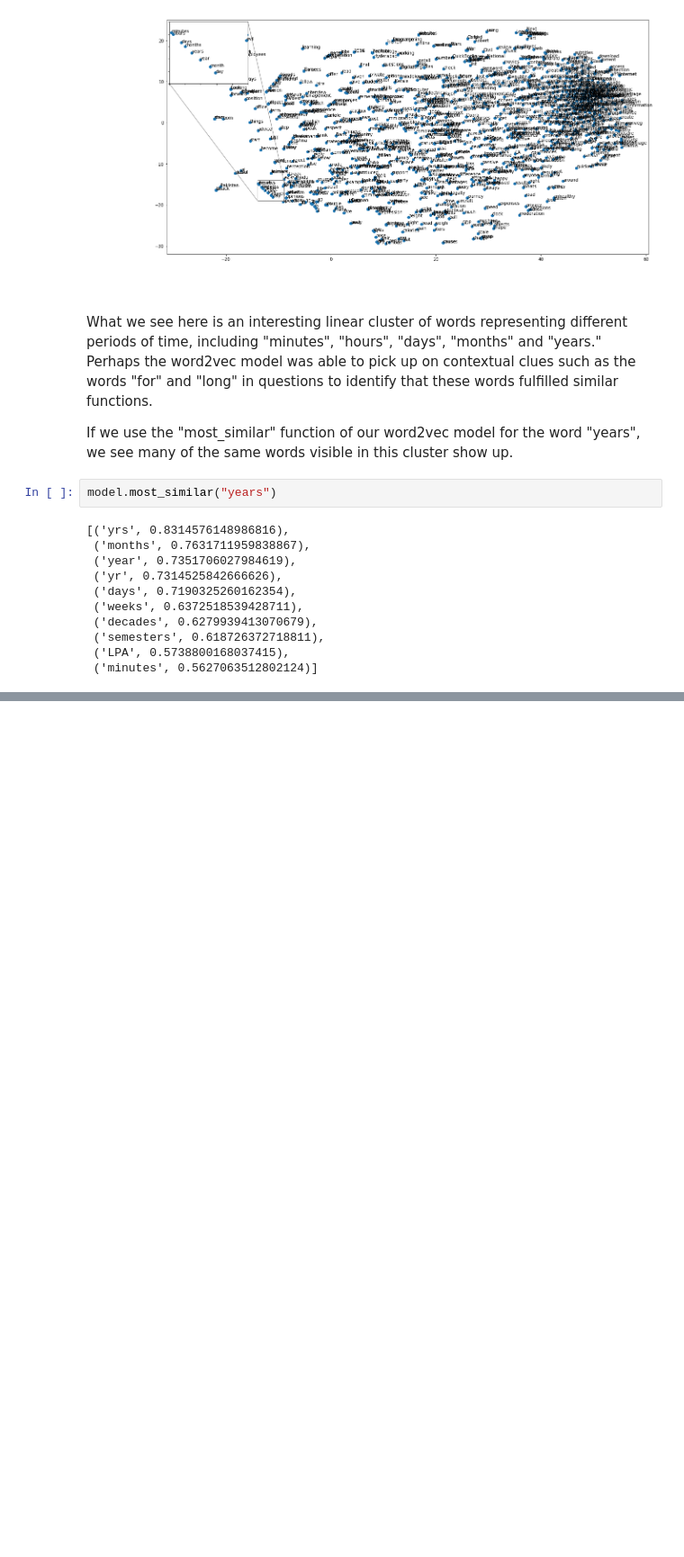
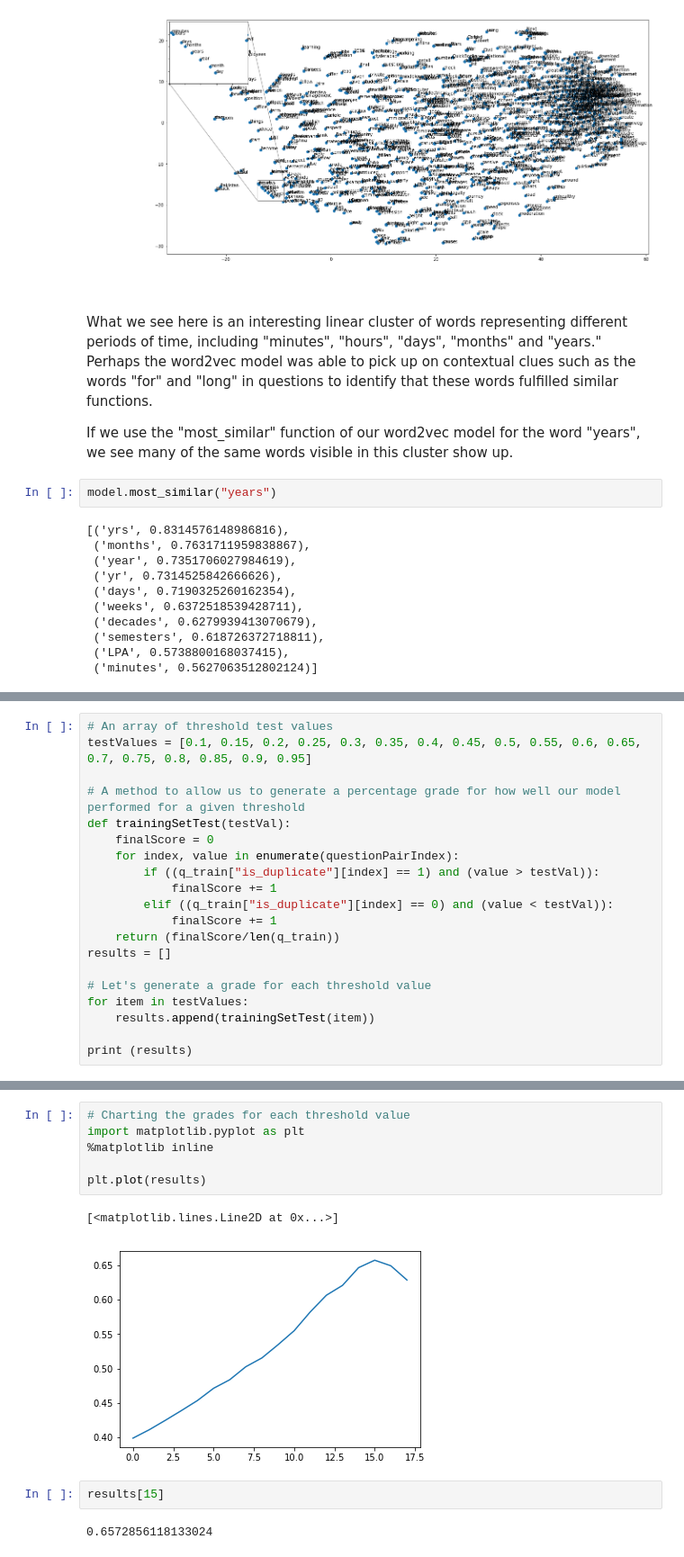
Before and after one commit to nmulani/quora-exploration, a Jupyter notebook: Data Exploration of Quora Questions Using Word2Vec and t-SNE.ipynb, the cells around one changed output, grey strips where cells are left out. Shown at 90% size. Saved outputs shown, nothing was run; the diff lists cells and outputs as text; blank space fills up the shorter version.

```diff
--- a/Data Exploration of Quora Questions Using Word2Vec and t-SNE.ipynb
+++ b/Data Exploration of Quora Questions Using Word2Vec and t-SNE.ipynb
@@ -291,0 +373,20 @@ t-SNE allows us to take our resulting high-dimensional matrix and create an appr
+# %%
+# An array of threshold test values
+testValues = [0.1, 0.15, 0.2, 0.25, 0.3, 0.35, 0.4, 0.45, 0.5, 0.55, 0.6, 0.65, 0.7, 0.75, 0.8, 0.85, 0.9, 0.95]
+
+# A method to allow us to generate a percentage grade for how well our model performed for a given threshold
+def trainingSetTest(testVal):
+    finalScore = 0
+    for index, value in enumerate(questionPairIndex):
+        if ((q_train["is_duplicate"][index] == 1) and (value > testVal)):
+            finalScore += 1
+        elif ((q_train["is_duplicate"][index] == 0) and (value < testVal)):
+            finalScore += 1
+    return (finalScore/len(q_train))
+results = []
+
+# Let's generate a grade for each threshold value
+for item in testValues:
+    results.append(trainingSetTest(item))
+
+print (results)
@@ -291,0 +397,13 @@ t-SNE allows us to take our resulting high-dimensional matrix and create an appr
+# %%
+# Charting the grades for each threshold value
+import matplotlib.pyplot as plt
+%matplotlib inline
+
+plt.plot(results)
+# %% [output]
+[<matplotlib.lines.Line2D at 0x...>]
+[figure, added]
+# %%
+results[15]
+# %% [output]
+0.6572856118133024
```
Also changed, not shown: parts of 12 cells of this notebook, 3 other files.
